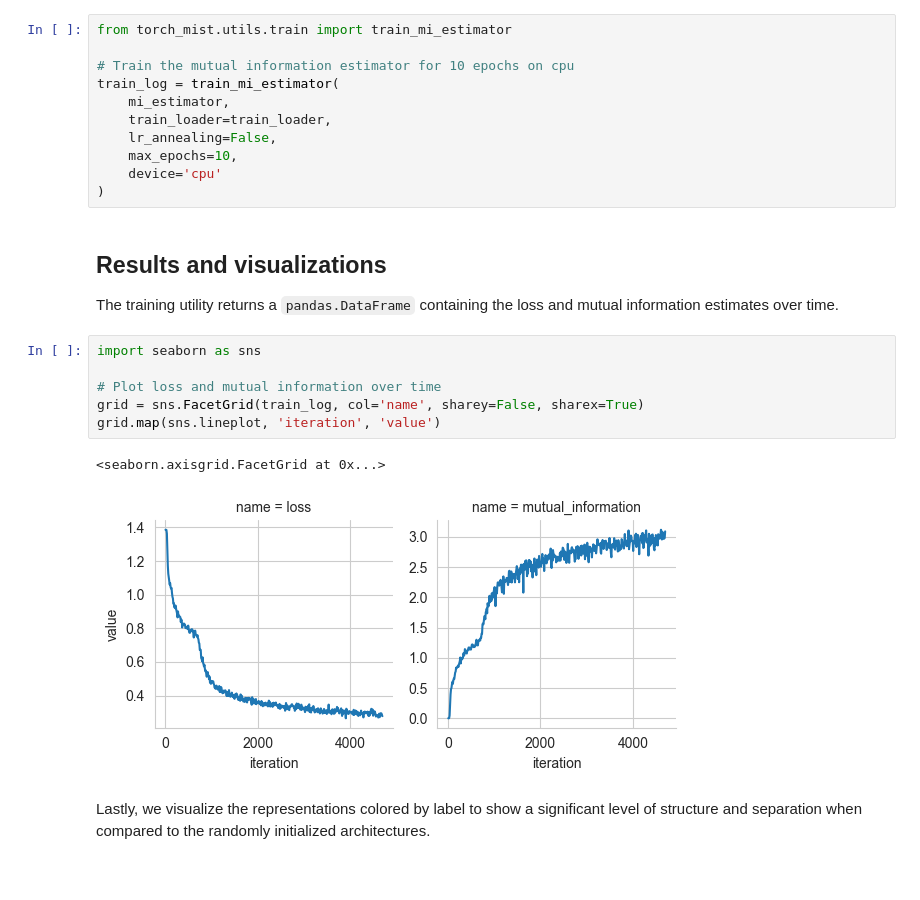
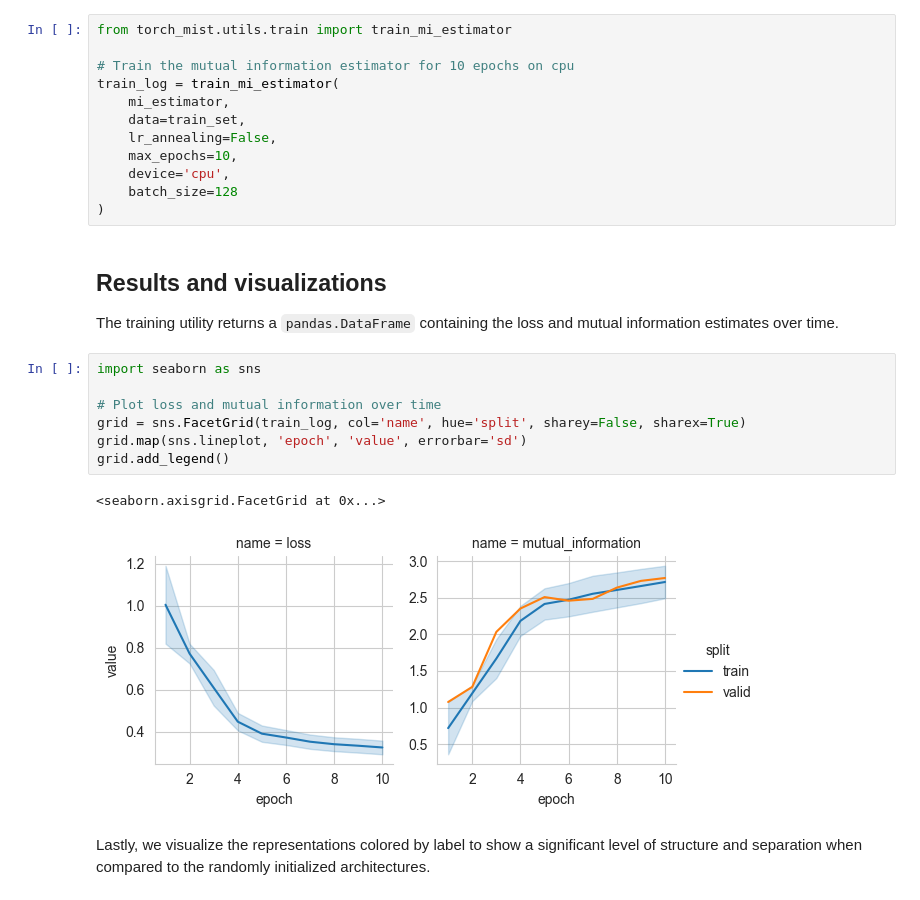
Before and after one commit to mfederici/torch-mist, a Jupyter notebook: docs/notebooks/examples/infomax.ipynb, the cells around one changed output. Saved outputs shown, nothing was run; the diff lists cells and outputs as text.

Commit message:
Data handling refactor

```diff
--- a/docs/notebooks/examples/infomax.ipynb
+++ b/docs/notebooks/examples/infomax.ipynb
@@ -159,10 +152,11 @@ from torch_mist.utils.train import train_mi_estimator
 # Train the mutual information estimator for 10 epochs on cpu
 train_log = train_mi_estimator(
     mi_estimator,
-    train_loader=train_loader,
+    data=train_set,
     lr_annealing=False,
     max_epochs=10,
-    device='cpu'
+    device='cpu',
+    batch_size=128
 )
 # %% [markdown]
 ## Results and visualizations
@@ -171,12 +165,13 @@ The training utility returns a `pandas.DataFrame` containing the loss and mutual
 # %%
 import seaborn as sns
 
 # Plot loss and mutual information over time
-grid = sns.FacetGrid(train_log, col='name', sharey=False, sharex=True)
-grid.map(sns.lineplot, 'iteration', 'value')
+grid = sns.FacetGrid(train_log, col='name', hue='split', sharey=False, sharex=True)
+grid.map(sns.lineplot, 'epoch', 'value', errorbar='sd')
+grid.add_legend()
 # %% [output]
 <seaborn.axisgrid.FacetGrid at 0x...>
-[figure, old version]
+[figure, new version]
 # %% [markdown]
 Lastly, we visualize the representations colored by label to show a significant level of structure and separation when compared to the randomly initialized architectures.
 # %%
```
Also changed, not shown: parts of 4 cells of this notebook, 24 other files.
